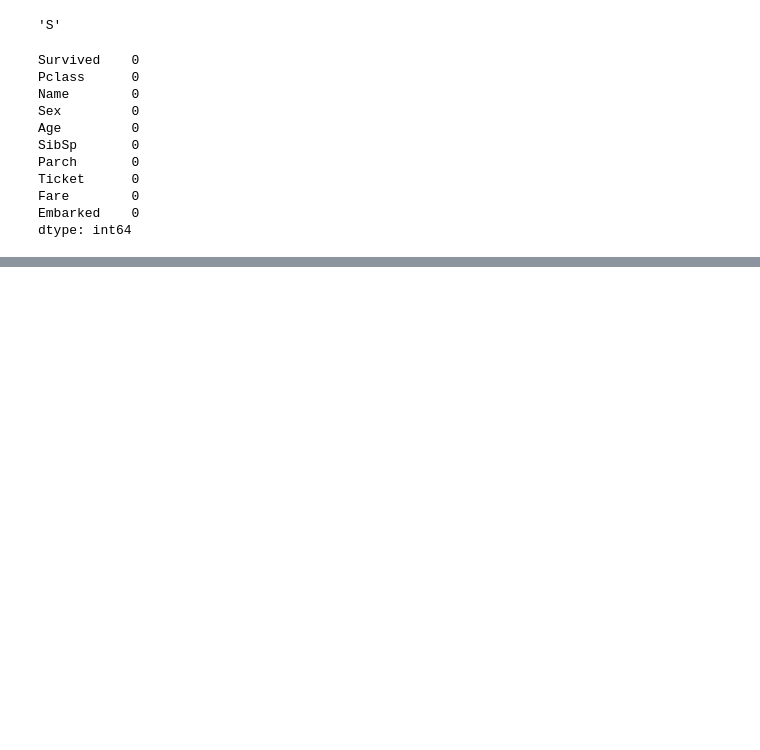
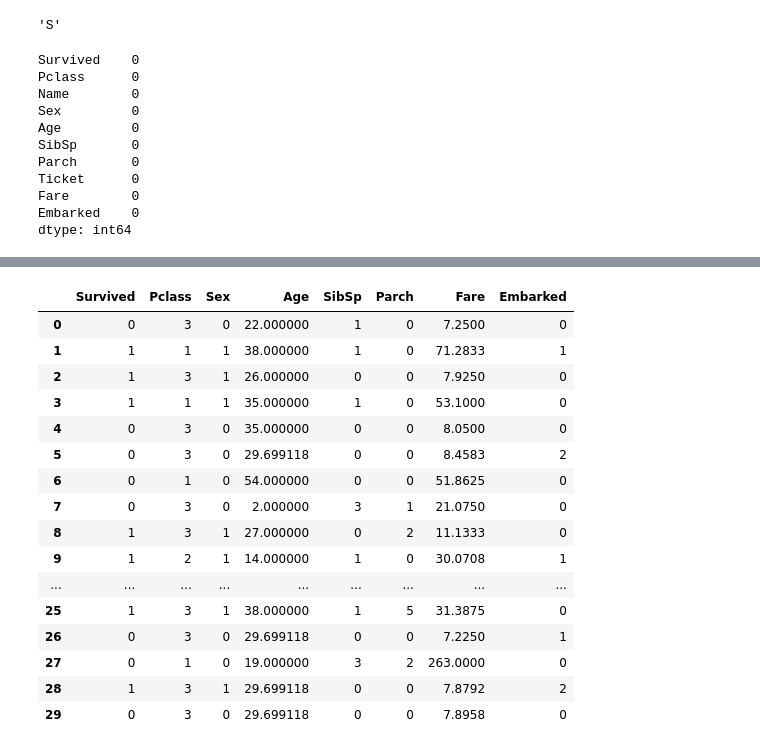
Before and after one commit to Aswathanarayanan/ML, a Jupyter notebook: classificaion.ipynb, the cells around one changed output, grey strips where cells are left out. Saved outputs shown, nothing was run; the diff lists cells and outputs as text; code cells hidden in the pictures; blank space fills up the shorter version.

```diff
--- a/classificaion.ipynb
+++ b/classificaion.ipynb
@@ -107,3 +107,5 @@ Ticket      0
 Fare        0
 Embarked    0
 dtype: int64
+# %%
+ds.drop(columns="Name",inplace=True)
@@ -109,0 +125,4 @@ dtype: int64
+# %%
+ds.drop(columns="Ticket",inplace=True)
+# %%
+cat_col = ds.select_dtypes(['object']).columns
@@ -109,0 +147,23 @@ dtype: int64
+# %%
+# factorise() : Encode the object as an enumerated type or categorical variable.
+ds[cat_col]=ds[cat_col].apply(lambda x: pd.factorize(x)[0])
+# %%
+ds.head(30)
+# %% [output]
+|  | Survived | Pclass | Sex | Age | SibSp | Parch | Fare | Embarked |
+| 0 | 0 | 3 | 0 | 22.000000 | 1 | 0 | 7.2500 | 0 |
+| 1 | 1 | 1 | 1 | 38.000000 | 1 | 0 | 71.2833 | 1 |
+| 2 | 1 | 3 | 1 | 26.000000 | 0 | 0 | 7.9250 | 0 |
+| 3 | 1 | 1 | 1 | 35.000000 | 1 | 0 | 53.1000 | 0 |
+| 4 | 0 | 3 | 0 | 35.000000 | 0 | 0 | 8.0500 | 0 |
+| 5 | 0 | 3 | 0 | 29.699118 | 0 | 0 | 8.4583 | 2 |
+| 6 | 0 | 1 | 0 | 54.000000 | 0 | 0 | 51.8625 | 0 |
+| 7 | 0 | 3 | 0 | 2.000000 | 3 | 1 | 21.0750 | 0 |
+| 8 | 1 | 3 | 1 | 27.000000 | 0 | 2 | 11.1333 | 0 |
+| 9 | 1 | 2 | 1 | 14.000000 | 1 | 0 | 30.0708 | 1 |
+| ... | ... | ... | ... | ... | ... | ... | ... | ... |
+| 25 | 1 | 3 | 1 | 38.000000 | 1 | 5 | 31.3875 | 0 |
+| 26 | 0 | 3 | 0 | 29.699118 | 0 | 0 | 7.2250 | 1 |
+| 27 | 0 | 1 | 0 | 19.000000 | 3 | 2 | 263.0000 | 0 |
+| 28 | 1 | 3 | 1 | 29.699118 | 0 | 0 | 7.8792 | 2 |
+| 29 | 0 | 3 | 0 | 29.699118 | 0 | 0 | 7.8958 | 0 |
```
Also changed, not shown: parts of 14 cells of this notebook.
